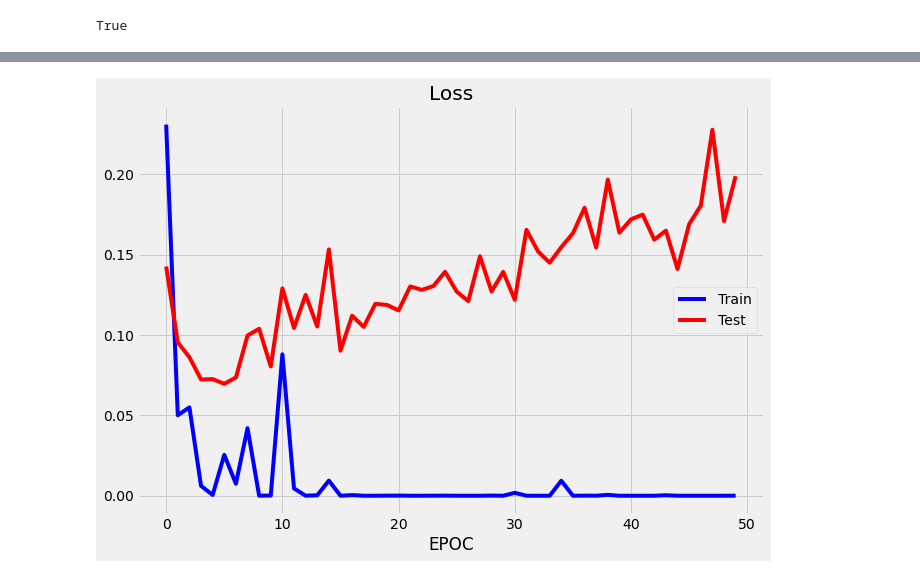
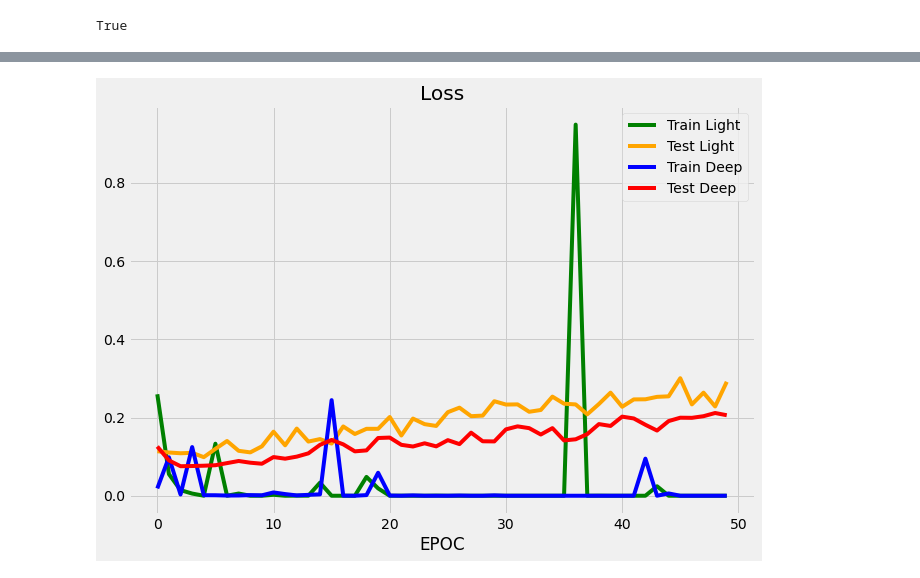
Before and after one commit to VokiVon-P/OTUS_DL, a Jupyter notebook: HW_L03/hw_overfit_mnist.ipynb, the cells around one changed output, grey strips where cells are left out. Cells and saved outputs as stored; diff of their text form; code cells hidden in the pictures.

```diff
--- a/HW_L03/hw_overfit_mnist.ipynb
+++ b/HW_L03/hw_overfit_mnist.ipynb
@@ -101,19 +126,23 @@ True
 # %%
 # !nvidia-smi
 # %%
-device = torch.device('cuda:0' if torch.cuda.is_available() else 'cpu')
+# настройка для экспериметов - частный случай
+device_light = torch.device('cuda:0' if torch.cuda.is_available() else 'cpu')
+device_deep = torch.device('cuda:1' if torch.cuda.is_available() else 'cpu')
 
 # для параллельной обработки на GPUS
 # if torch.cuda.device_count() > 1:
 #     mnist_net = nn.DataParallel(mnist_net, device_ids=[0,1,3])
 
-
-mnist_net = mnist_net.to(device)
+mnist_net_light = mnist_net_light.to(device_light)
+mnist_net_deep = mnist_net_deep.to(device_deep)
 # list(mnist_net.parameters())
 # %%
-loss = torch.nn.CrossEntropyLoss()
+loss_light = torch.nn.CrossEntropyLoss()
+loss_deep = torch.nn.CrossEntropyLoss()
 
 # уменьшил шаг спуска - более гладский спуск
 # optimizer = torch.optim.Adam(mnist_net.parameters(), lr=1.0e-4)
-optimizer = torch.optim.RMSprop(mnist_net.parameters(), lr=1.0e-4)
+optimizer_light = torch.optim.RMSprop(mnist_net_light.parameters(), lr=1.0e-4)
+optimizer_deep = torch.optim.RMSprop(mnist_net_deep.parameters(), lr=1.0e-4)
 # %%
@@ -183,0 +195,11 @@ Wall time: 3min 37s
+# %%
+%%time
+acc_train_l, acc_test_l, loss_train_l, loss_test_l = \
+    train_model(mnist_net_light,
+                optimizer_light,
+                loss_light,
+                X_train, y_train,
+                X_test, y_test,
+                batch_size=30,
+                epochs=50,
+                device=device_light)
@@ -183,0 +224,11 @@ Wall time: 3min 37s
+# %%
+%%time
+acc_train_d, acc_test_d, loss_train_d, loss_test_d = \
+    train_model(mnist_net_deep,
+                optimizer_deep,
+                loss_deep,
+                X_train, y_train,
+                X_test, y_test,
+                batch_size=30,
+                epochs=50,
+                device=device_deep)
@@ -201,12 +276,14 @@ Max accuracy = 0.9855999946594238, index = 30, Loss = 0.12180863320827484
 # %%
 fig, ax = plt.subplots(figsize=(10, 7))
 
 ax.set_title('Loss')
 ax.set_xlabel('EPOC')
-ax.plot(train_loss_history, 'b', label='Train');
-ax.plot(test_loss_history, 'r', label='Test');
+ax.plot(loss_train_l, 'g', label='Train Light' )
+ax.plot(loss_test_l, 'orange', label='Test Light' )
+ax.plot(loss_train_d, 'b', label='Train Deep' )
+ax.plot(loss_test_d, 'r', label='Test Deep' )
 ax.legend()
 
 plt.show()
 # %% [output]
-[figure, old version]
+[figure, new version]
```
Also changed, not shown: parts of 12 cells of this notebook.
